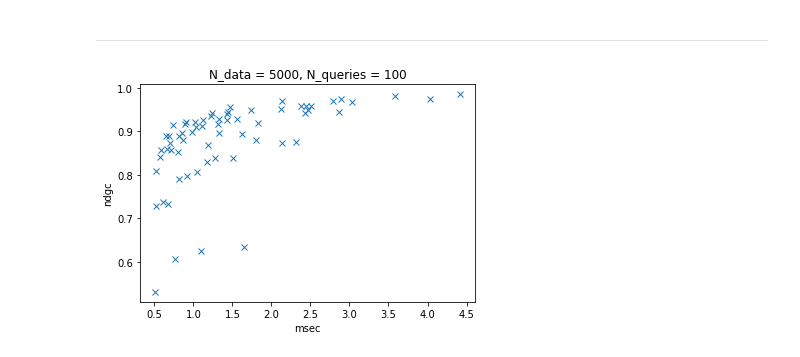
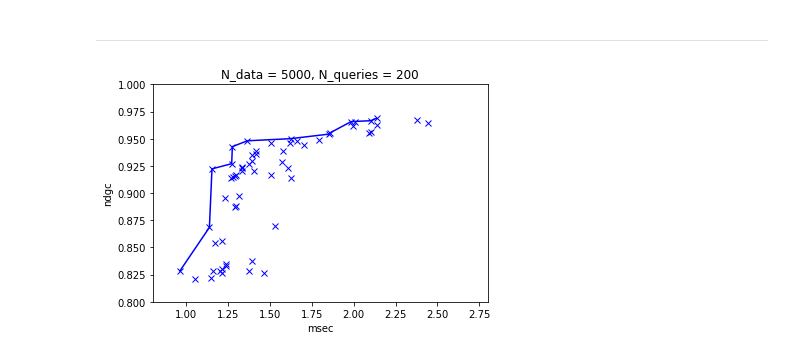
Before and after one commit to davidtag/cs166-project, a Jupyter notebook: experiment_gridsearch.ipynb, the cells around one changed output. Drawn from its saved outputs; the diff is of its cells as text; code cells hidden in the pictures.

```diff
--- a/experiment_gridsearch.ipynb
+++ b/experiment_gridsearch.ipynb
@@ -41,29 +55,42 @@ print(t, ndgc)
 # %%
 k = 10  #top-k nearest neighbors
-N_queries = 100
+N_queries = 200
 
 
 Ls = [4] #number of neighbors to make candidates
 bs = [200] #hash bits
 es = [2.7] #error tolerance
 
-Ls = [0, 2, 4, 8] #number of neighbors to make candidates
-bs = [20, 80, 200, 600] #hash bits
+# Ls = [0, 2, 4, 8] #number of neighbors to make candidates
+# bs = [20, 80, 200, 600] #hash bits
 es = [4, 2.7, 2.1, 1.5] #error tolerance
+Ms = []
+N_data = data.X.shape[1]
+for e in es:
+    Ms.append(round(2*N_data**(1/(1+e))))
 
 ts = np.zeros((len(bs), len(es), len(Ls)))
 ndgcs = np.zeros((len(bs), len(es), len(Ls)))
-print("{:>5}, {:>5}, {:>5}, {:>5}, {:>8}, {:>8}".format("b", "eps", "M", "L", "t (msec)", "ndgc"))
+print("N_data, N_queries, {}, {}".format(N_data, N_queries))
+print("Ls,", Ls)
+print("bs,", bs)
+print("es,", es)
+print("Ms,", Ms)
+print("{:>6}, {:>6}, {:>6}, {:>5}, {:>5}, {:>5}, {:>5}, {:>8}, {:>8}".format(
+    "b_idx", "e_idx", "L_idx", "b", "eps", "M", "L", "t (msec)", "ndgc"))
 for b_idx,b in enumerate(bs):
     for e_idx,e in enumerate(es):
-        n = data.X.shape[1]
-        M = round(2*n**(1/(1+e)))
+        t1 = time.time()
         query_obj = query(data=data, queries_dataset=queries, hash_bits=b,
-                          permutations=M)
+                          permutations=Ms[e_idx])
+        print("precomp", time.time() - t1)
 
-        for l_idx,L in enumerate(Ls):
+        for L_idx,L in enumerate(Ls):
+            t1 = time.time()
             t, ndgc = query_obj.time_and_compare(N_queries, N_neighbor_candidates=L, k_report=k)
-            ts[b_idx,e_idx,l_idx] = t
-            ndgcs[b_idx,e_idx,l_idx] = ndgc
-            print("{:5d}, {:5.1f}, {:5d}, {:5d}, {:8.3f}, {:8.3f}".format(b, e, M, L, t*1000, ndgc))
+            ts[b_idx,e_idx,L_idx] = t
+            ndgcs[b_idx,e_idx,L_idx] = ndgc
+            print("{:6d}, {:6d}, {:6d}, {:5d}, {:5.1f}, {:5d}, {:5d}, {:8.3f}, {:8.3f}".format(
+                b_idx, e_idx, L_idx, b, e, M, L, t*1000, ndgc))
+            print("query", time.time() - t1, (time.time() - t1)/N_queries)
 # %% [output]
@@ -87,13 +115,19 @@ for b_idx,b in enumerate(bs):
 # %% [markdown]
 ---
 # %%
-plt.plot(ts.flatten()*1000, ndgcs.flatten(), 'x')
+axlims = [.8, 2.8, 0.8, 1]
+
+optX, optY = pareto_frontier(ts.flatten()*1000, ndgcs.flatten(), maxX = False)
+plt.plot(optX, optY, '-b')
+
+plt.plot(ts.flatten()*1000, ndgcs.flatten(), 'xb')
 plt.xlabel('msec')
 plt.ylabel('ndgc')
-plt.title('N_data = 5000, N_queries = 100')
+plt.title('N_data = {}, N_queries = {}'.format(N_data, N_queries))
+plt.axis(axlims)
 plt.show()
 # %% [output]
-[figure, old version]
+[figure, new version]
 # %%
 plt.plot(ts[1, 1,:]*1000, ndgcs[1, 1,:], 'x-')
 plt.xlabel('msec')
```
Also changed, not shown: parts of 8 cells of this notebook.
